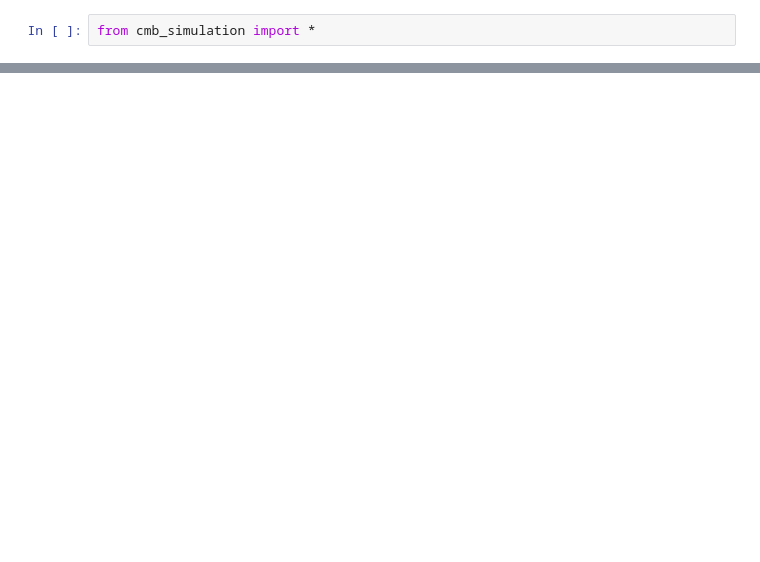
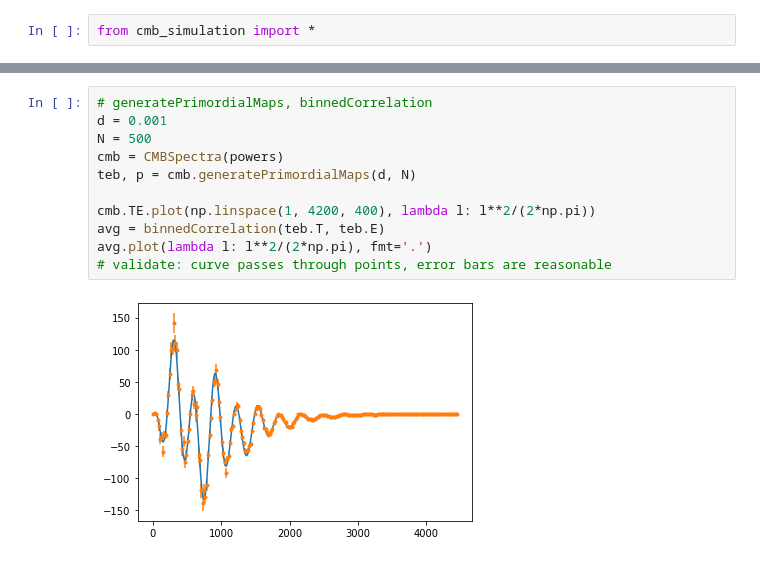
Before and after one commit to winstonyin/cmb_simulation, a Jupyter notebook: cmb_simulation.ipynb, the cells around one changed output, grey strips where cells are left out. Cells and saved outputs as stored; diff of their text form; blank space fills up the shorter version.

```diff
--- a/cmb_simulation.ipynb
+++ b/cmb_simulation.ipynb
@@ -124,0 +130,13 @@ np.save('B.npy', TEB_len_obs.B.r)
+# %%
+# generatePrimordialMaps, binnedCorrelation
+d = 0.001
+N = 500
+cmb = CMBSpectra(powers)
+teb, p = cmb.generatePrimordialMaps(d, N)
+
+cmb.TE.plot(np.linspace(1, 4200, 400), lambda l: l**2/(2*np.pi))
+avg = binnedCorrelation(teb.T, teb.E)
+avg.plot(lambda l: l**2/(2*np.pi), fmt='.')
+# validate: curve passes through points, error bars are reasonable
+# %% [output]
+[figure, added]
```
Also changed, not shown: parts of 51 cells of this notebook, 1 other file.
